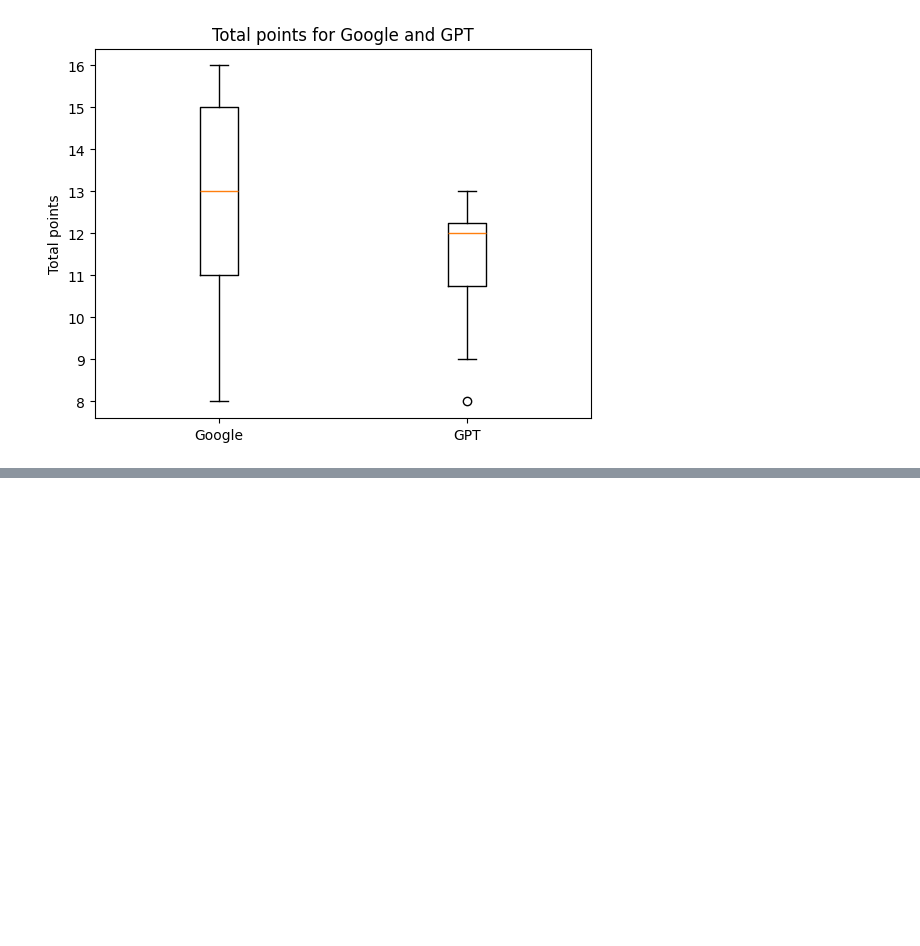
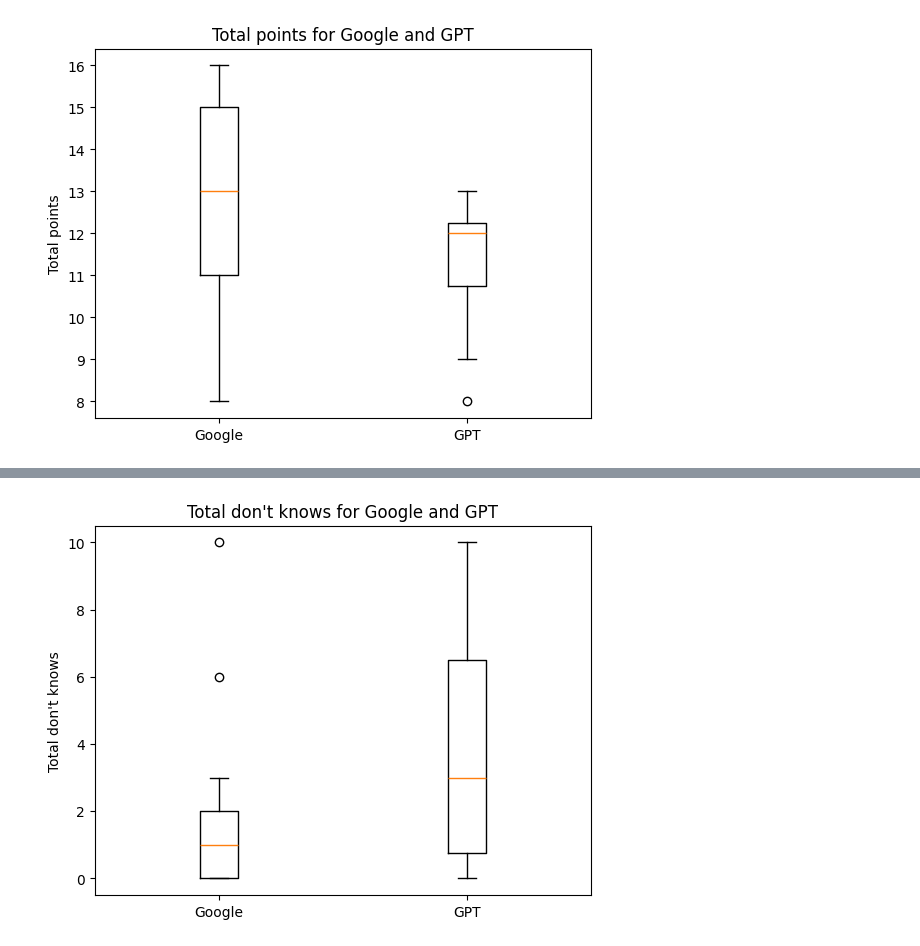
Before and after one commit to s185231/cognitive_experiments, a Jupyter notebook: data_preprocessing.ipynb, the cells around one changed output, grey strips where cells are left out. Saved outputs shown, nothing was run; the diff lists cells and outputs as text; code cells hidden in the pictures; blank space fills up the shorter version.

Commit message:
dont know and correct answers analysis

```diff
--- a/data_preprocessing.ipynb
+++ b/data_preprocessing.ipynb
@@ -10,11 +12,15 @@ df_gpt.set_index('ID', inplace=True)
 
 # drop columns
 df_google.drop(columns=['Email', 'Name', 'Quiz feedback'], inplace=True)
-df_gpt.drop(columns=['Email', 'Name', 'Quiz feedback'], inplace=True)
+df_gpt.drop(columns=['Email', 'Name', 'Quiz feedback', 'Last modified time'], inplace=True)
 
 # remove columns starting with "Feedback"
 df_google = df_google.loc[:, ~df_google.columns.str.startswith('Feedback')]
 df_gpt = df_gpt.loc[:, ~df_gpt.columns.str.startswith('Feedback')]
+
+# Save for later
+df_google_copy = df_google.copy()
+df_gpt_copy = df_gpt.copy()
 
 # only keep columns starting with "Points"
 df_google = df_google.loc[:, df_google.columns.str.startswith('Points')]
@@ -106,0 +91,20 @@ plt.show()
+# %%
+# Get all the don't knows
+answers_google = df_google_copy.iloc[:,3:]
+answers_gpt = df_gpt_copy.iloc[:,3:]
+
+# get every other column
+answers_google = answers_google.iloc[:,::2]
+answers_gpt = answers_gpt.iloc[:,::2]
+
+# rename to question number
+answers_google.columns = [f'Dont know Q{i+1}' for i in range(len(answers_google.columns))]
+answers_gpt.columns = [f'Dont know Q{i+1}' for i in range(len(answers_gpt.columns))]
+
+# Replace all the answers with 0 unless it is "Don't know"
+answers_google = answers_google.map(lambda x: 1 if x == "Don't know" else 0)
+answers_gpt = answers_gpt.map(lambda x: 1 if x == "Don't know" else 0)
+
+# Calculate the total don't knows
+answers_google['Total'] = answers_google.sum(axis=1)
+answers_gpt['Total'] = answers_gpt.sum(axis=1)
@@ -106,0 +141,8 @@ plt.show()
+# %%
+# make box plot
+plt.boxplot([answers_google["Total"], answers_gpt["Total"]], tick_labels=["Google", "GPT"])
+plt.ylabel("Total don't knows")
+plt.title("Total don't knows for Google and GPT")
+plt.show()
+# %% [output]
+[figure, added]
```
Also changed, not shown: parts of 9 cells of this notebook.
